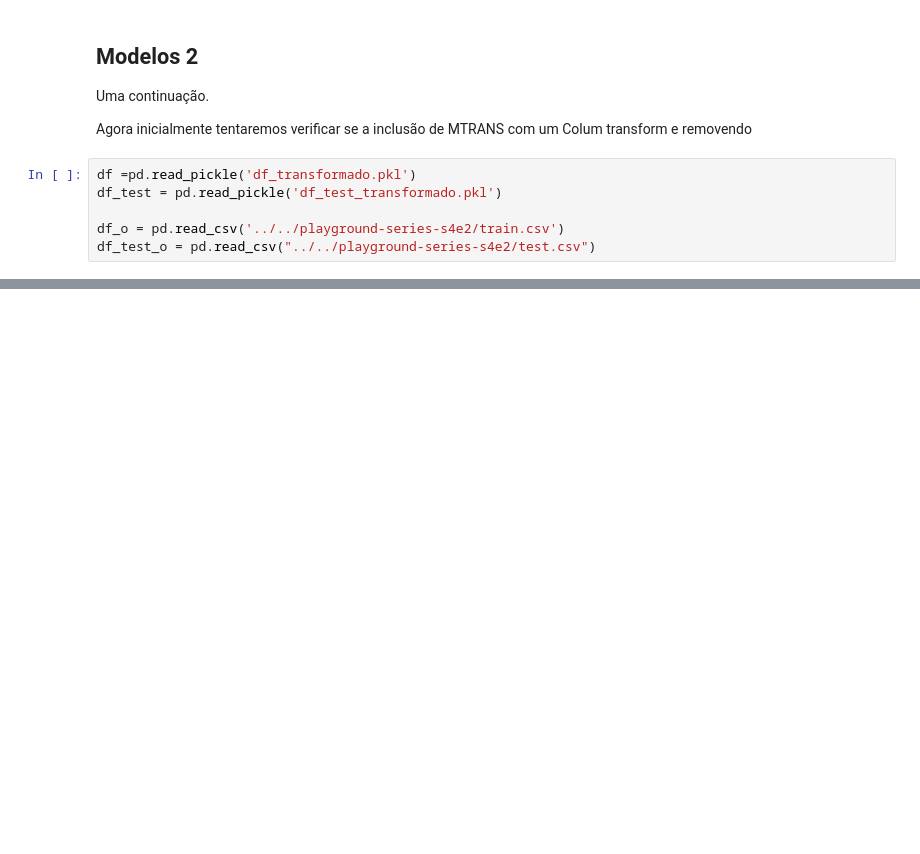
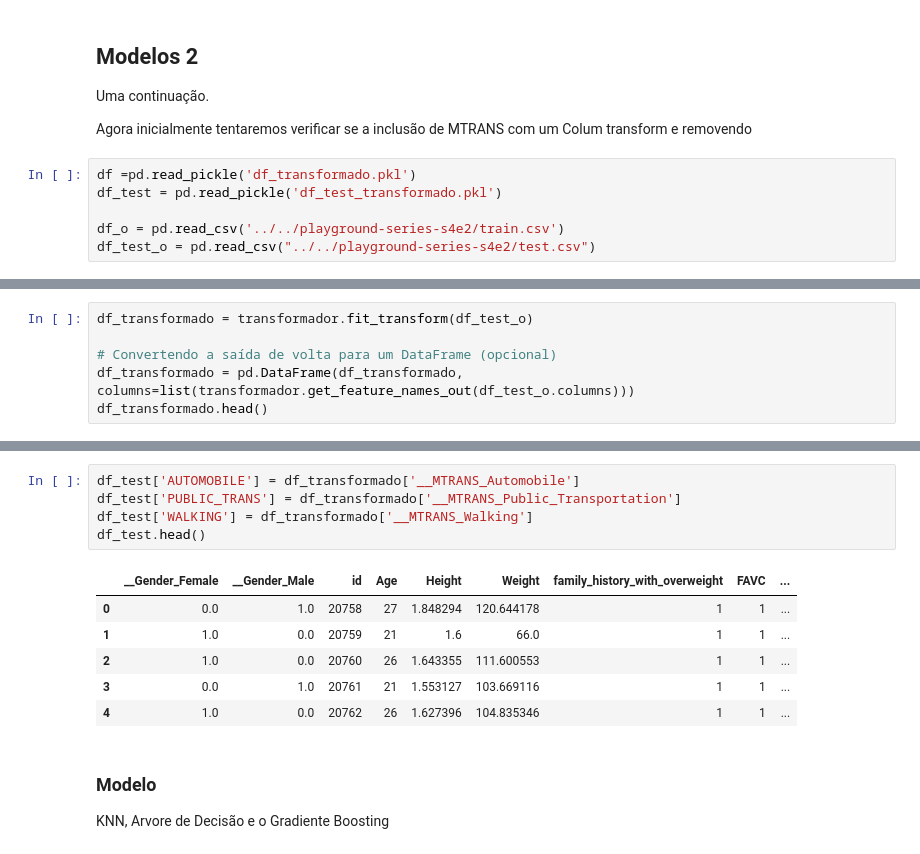
Before and after one commit to laraesquivel/exa864_obsety_risk, a Jupyter notebook: EXA/exploration/models2.ipynb, the cells around one changed output, grey strips where cells are left out. Cells and saved outputs as stored; diff of their text form; blank space fills up the shorter version.

```diff
--- a/EXA/exploration/models2.ipynb
+++ b/EXA/exploration/models2.ipynb
@@ -29,0 +67,6 @@ test
+# %%
+df_transformado = transformador.fit_transform(df_test_o)
+
+# Convertendo a saída de volta para um DataFrame (opcional)
+df_transformado = pd.DataFrame(df_transformado, columns=list(transformador.get_feature_names_out(df_test_o.columns)))
+df_transformado.head()
@@ -29,0 +81,16 @@ test
+# %%
+df_test['AUTOMOBILE'] = df_transformado['__MTRANS_Automobile']
+df_test['PUBLIC_TRANS'] = df_transformado['__MTRANS_Public_Transportation']
+df_test['WALKING'] = df_transformado['__MTRANS_Walking']
+df_test.head()
+# %% [output]
+|  | __Gender_Female | __Gender_Male | id | Age | Height | Weight | family_history_with_overweight | FAVC | ... |
+| 0 | 0.0 | 1.0 | 20758 | 27 | 1.848294 | 120.644178 | 1 | 1 | ... |
+| 1 | 1.0 | 0.0 | 20759 | 21 | 1.6 | 66.0 | 1 | 1 | ... |
+| 2 | 1.0 | 0.0 | 20760 | 26 | 1.643355 | 111.600553 | 1 | 1 | ... |
+| 3 | 0.0 | 1.0 | 20761 | 21 | 1.553127 | 103.669116 | 1 | 1 | ... |
+| 4 | 1.0 | 0.0 | 20762 | 26 | 1.627396 | 104.835346 | 1 | 1 | ... |
+# %% [markdown]
+### Modelo
+
+KNN, Arvore de Decisão e o Gradiente Boosting
```
Also changed, not shown: parts of 27 cells of this notebook, 2 other files.
